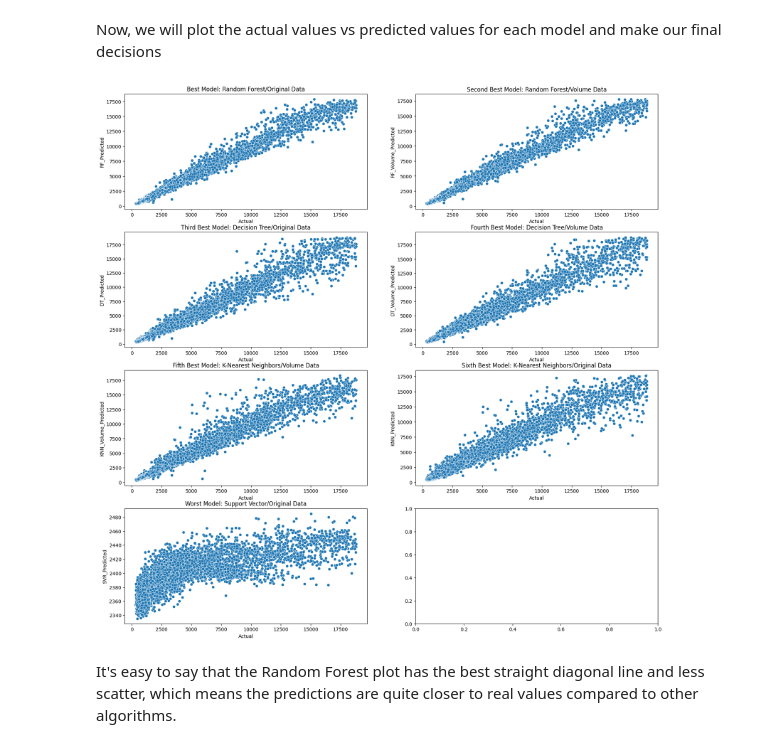
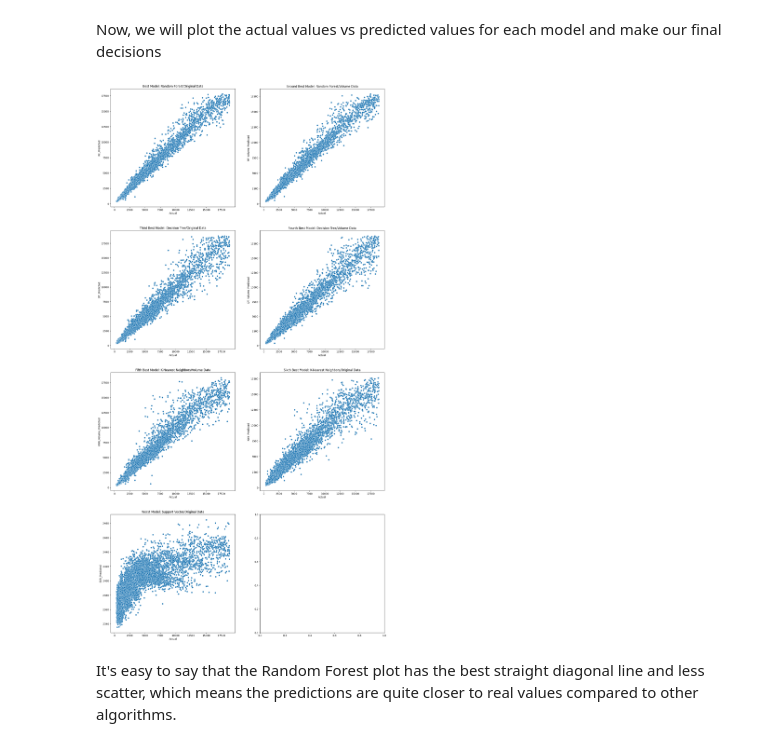
Before and after one commit to mehmetkadri/gemstone, a Jupyter notebook: final.ipynb, the cells around one changed output. Saved outputs shown, nothing was run; the diff lists cells and outputs as text; code cells hidden in the pictures.

```diff
--- a/final.ipynb
+++ b/final.ipynb
@@ -785,21 +833,21 @@ We can say that Random Forest on original data is the best performing approach f
 # %% [markdown]
 We created a dataframe with the actual and predicted price values for the best models (and the worst model) according to the metrics calculated above.
 # %%
-actual_vs_predicted = pd.DataFrame({"Actual": y_test, "RF_Predicted": random_forest_preds, "RF_Volume_Predicted": random_forest_preds_volume, "DT_Predicted": decision_tree_preds, "DT_Volume_Predicted": decision_tree_preds_volume, "KNN_Volume_Predicted": knn_preds_volume, "KNN_Predicted": knn_preds, "SVR_Predicted": svm_preds})
+actual_vs_predicted = pd.DataFrame({"Actual": y_test, "RF_Predicted": rf_preds, "RF_Volume_Predicted": random_forest_preds_volume, "DT_Predicted": dt_preds, "DT_Volume_Predicted": decision_tree_preds_volume, "KNN_Volume_Predicted": knn_preds_volume, "KNN_Predicted": knn_preds, "SVR_Predicted": svr_preds})
 # %% [markdown]
 Now, we will plot the actual values vs predicted values for each model and make our final decisions
 # %%
-fig, axes = plt.subplots(4, 2, figsize=(20, 20))
+fig, axes = plt.subplots(4, 2, figsize=(20, 40))
 sns.scatterplot(x="Actual", y="RF_Predicted", data=actual_vs_predicted, ax=axes[0, 0]).set_title("Best Model: Random Forest/Original Data")
 sns.scatterplot(x="Actual", y="RF_Volume_Predicted", data=actual_vs_predicted, ax=axes[0, 1]).set_title("Second Best Model: Random Forest/Volume Data")
 sns.scatterplot(x="Actual", y="DT_Predicted", data=actual_vs_predicted, ax=axes[1, 0]).set_title("Third Best Model: Decision Tree/Original Data")
 sns.scatterplot(x="Actual", y="DT_Volume_Predicted", data=actual_vs_predicted, ax=axes[1, 1]).set_title("Fourth Best Model: Decision Tree/Volume Data")
 sns.scatterplot(x="Actual", y="KNN_Volume_Predicted", data=actual_vs_predicted, ax=axes[2, 0]).set_title("Fifth Best Model: K-Nearest Neighbors/Volume Data")
 sns.scatterplot(x="Actual", y="KNN_Predicted", data=actual_vs_predicted, ax=axes[2, 1]).set_title("Sixth Best Model: K-Nearest Neighbors/Original Data")
 sns.scatterplot(x="Actual", y="SVR_Predicted", data=actual_vs_predicted, ax=axes[3, 0]).set_title("Worst Model: Support Vector/Original Data")
 plt.show()
 # %% [output]
-[figure, old version]
+[figure, new version]
 # %% [markdown]
 It's easy to say that the Random Forest plot has the best straight diagonal line and less scatter, which means the predictions are quite closer to real values compared to other algorithms.
 # %% [markdown]
```
Also changed, not shown: parts of 18 cells of this notebook, 10 other files.
